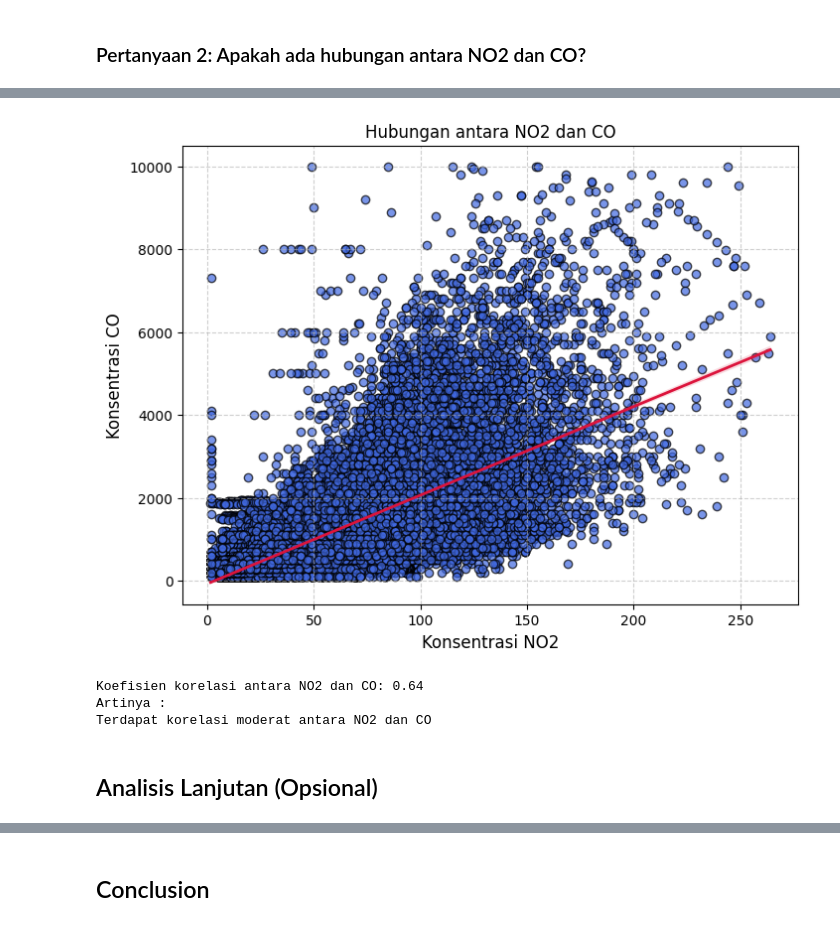
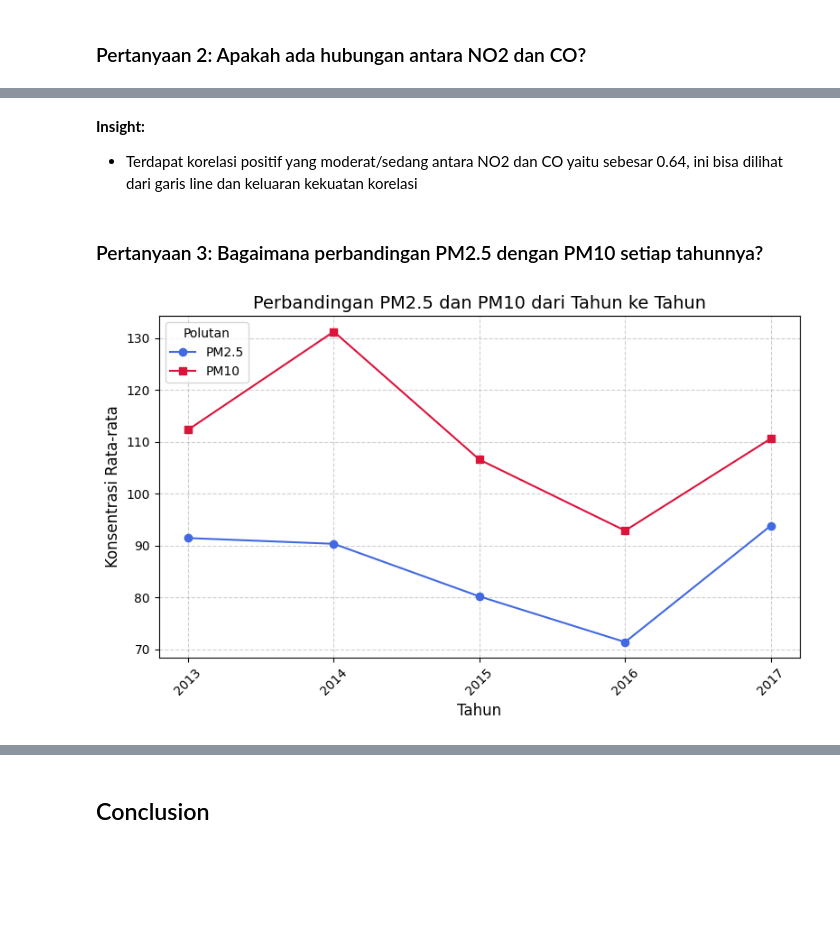
Before and after one commit to dzulqarnaine/Air-Quality-Dashboard-at-Wanliu-Station, a Jupyter notebook: Proyek_Analisis_Data.ipynb, the cells around one changed output, grey strips where cells are left out. Saved outputs shown, nothing was run; the diff lists cells and outputs as text; code cells hidden in the pictures; blank space fills up the shorter version.

```diff
--- a/Proyek_Analisis_Data.ipynb
+++ b/Proyek_Analisis_Data.ipynb
@@ -319,50 +325,30 @@ Terdapat korelasi moderat antara NO2 dan CO
-# %%
-import seaborn as sns
-import matplotlib.pyplot as plt
-
-# Membuat scatter plot dengan warna berbeda untuk NO2 dan CO
-plt.figure(figsize=(8, 6))
-plt.scatter(
-    airquality_df['NO2'],
-    airquality_df['CO'],
-    color='royalblue',  # Warna untuk titik-titik data
-    alpha=0.7,
-    edgecolor='black'
-)
-
-# Menambahkan garis tren untuk memperjelas hubungan
-sns.regplot(
-    x='NO2',
-    y='CO',
-    data=airquality_df,
-    scatter=False,
-    color='crimson',  # Warna garis tren
-    line_kws={"linewidth": 2}
-)
-
-# Menambahkan judul dan label sumbu
-plt.title('Hubungan antara NO2 dan CO')
-plt.xlabel('Konsentrasi NO2', fontsize=12)
-plt.ylabel('Konsentrasi CO', fontsize=12)
-plt.grid(True, linestyle='--', alpha=0.6)
-plt.show()
-
-# Menghitung korelasi antara NO2 dan CO
-correlation = airquality_df['NO2'].corr(airquality_df['CO'])
-print(f'Koefisien korelasi antara NO2 dan CO: {correlation:.2f}')
-print(f'Artinya :')
-
-# Menentukan kekuatan korelasi
-if abs(correlation) > 0.7:
-    print("Terdapat korelasi yang kuat antara NO2 dan CO")
-elif abs(correlation) > 0.3:
-    print("Terdapat korelasi moderat antara NO2 dan CO")
-else:
-    print("Terdapat korelasi yang lemah atau tidak ada korelasi antara NO2 dan CO")
-# %% [output]
-[figure, removed]
-Koefisien korelasi antara NO2 dan CO: 0.64
-Artinya :
-Terdapat korelasi moderat antara NO2 dan CO
-# %% [markdown]
-## Analisis Lanjutan (Opsional)
+# %% [markdown]
+**Insight:**
+- Terdapat korelasi positif yang moderat/sedang antara NO2 dan CO yaitu sebesar 0.64, ini bisa dilihat dari garis line dan keluaran kekuatan korelasi
+# %% [markdown]
+### Pertanyaan 3: Bagaimana perbandingan PM2.5 dengan PM10 setiap tahunnya?
+# %%
+
+# Menghitung rata-rata PM2.5 dan PM10 untuk setiap tahun
+pm_yearly = airquality_df.groupby('year')[['PM2.5', 'PM10']].mean()
+
+# Membuat plot perbandingan PM2.5 dan PM10 dari tahun ke tahun
+plt.figure(figsize=(8, 5))
+plt.plot(pm_yearly.index, pm_yearly['PM2.5'], marker='o', linestyle='-', label='PM2.5', color='royalblue')
+plt.plot(pm_yearly.index, pm_yearly['PM10'], marker='s', linestyle='-', label='PM10', color='crimson')
+
+# Menambahkan label dan judul
+plt.xlabel('Tahun', fontsize=12)
+plt.ylabel('Konsentrasi Rata-rata', fontsize=12)
+plt.title('Perbandingan PM2.5 dan PM10 dari Tahun ke Tahun', fontsize=14)
+
+# Menyesuaikan tampilan sumbu x
+plt.xticks(pm_yearly.index, rotation=45)
+plt.grid(True, linestyle='--', alpha=0.6)
+plt.legend(title='Polutan', loc='upper left')
+plt.tight_layout()
+
+# Menampilkan plot
+plt.show()
+# %% [output]
+[figure, added]
```
Also changed, not shown: parts of 8 cells of this notebook.
